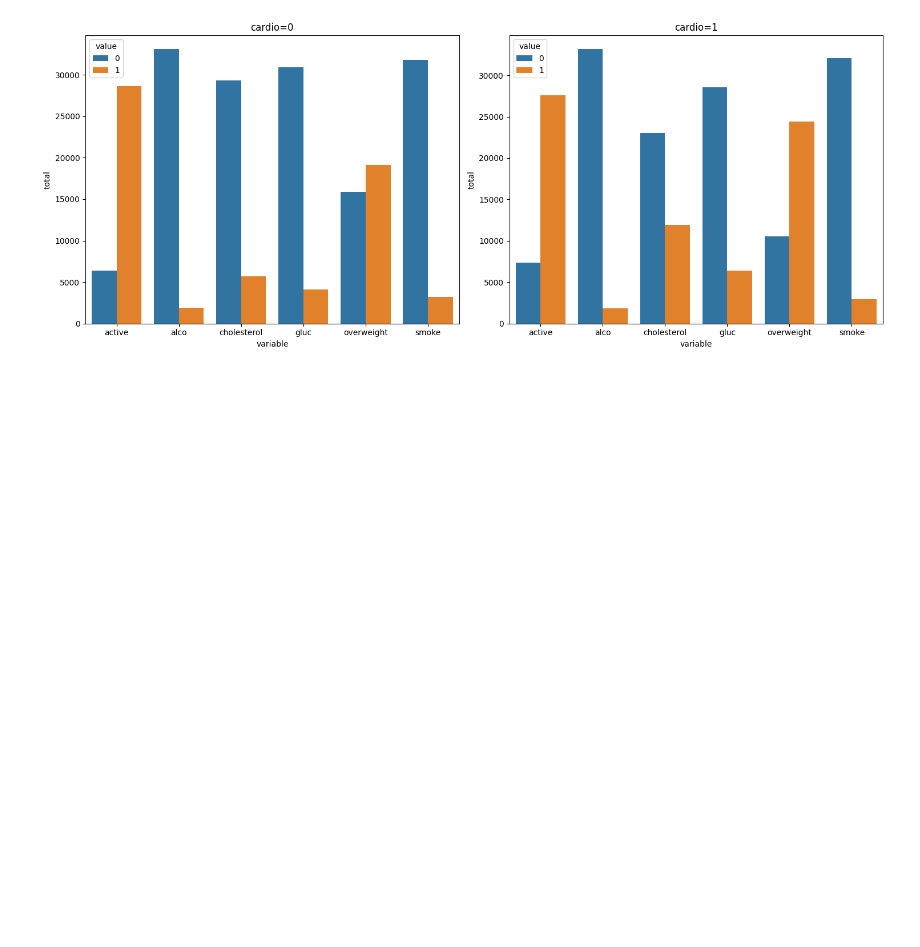
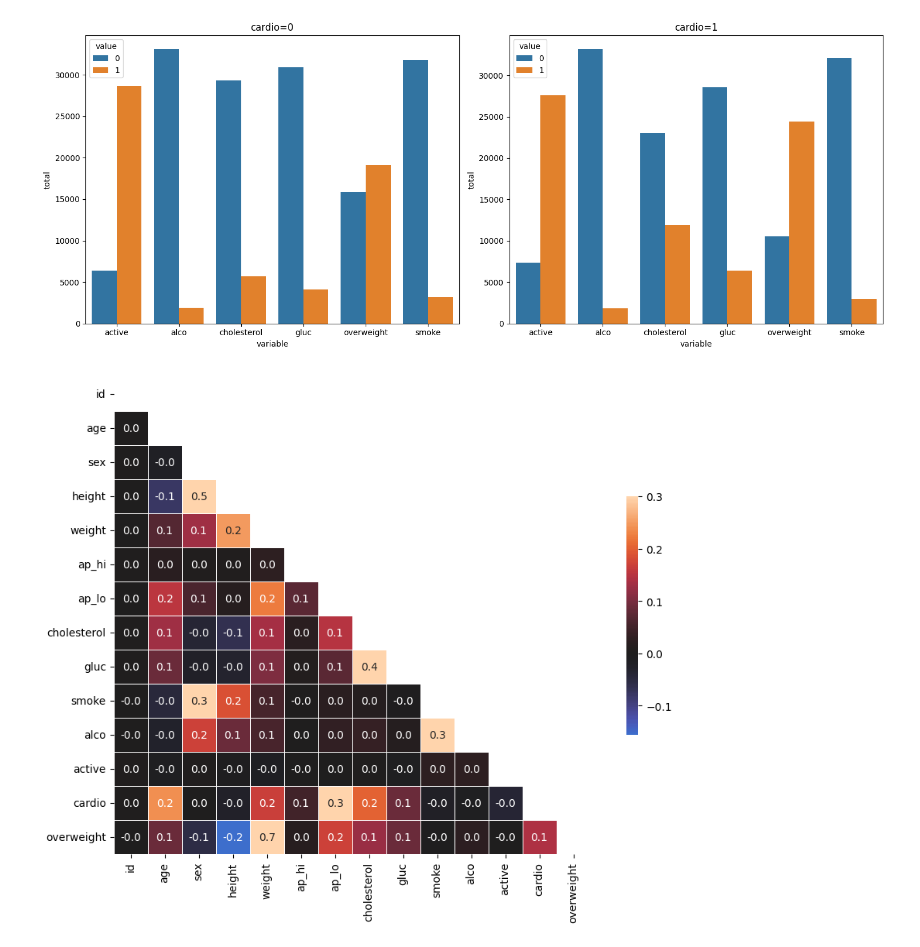
Before and after one commit to macosta7/curso_python, a Jupyter notebook: exercicio3/jupyter.ipynb, the cells around one changed output. Saved outputs shown, nothing was run; the diff lists cells and outputs as text; code cells hidden in the pictures; blank space fills up the shorter version.

```diff
--- a/exercicio3/jupyter.ipynb
+++ b/exercicio3/jupyter.ipynb
@@ -79,3 +79,33 @@ def draw_cat_plot():
 draw_cat_plot()
 # %% [output]
 [figure]
+# %%
+def draw_heat_map():
+    # 11 - Limpeza dos dados
+    df_heat = df[(df['ap_lo'] <= df['ap_hi'])]  # Filtra dados com pressão diastólica maior que a sistólica
+    df_heat = df_heat[(df_heat['height'] >= df_heat['height'].quantile(0.025)) & (df_heat['height'] <= df_heat['height'].quantile(0.975))]  # Filtra altura fora do intervalo
+    df_heat = df_heat[(df_heat['weight'] >= df_heat['weight'].quantile(0.025)) & (df_heat['weight'] <= df_heat['weight'].quantile(0.975))]  # Filtra peso fora do intervalo
+
+    # 12 - Calcula a matriz de correlação
+    corr = df_heat.corr()
+
+    # 13 - Cria uma máscara para a parte superior da matriz
+    mask = np.triu(np.ones_like(corr, dtype=bool))
+
+    # 14 - Configura o gráfico
+    fig, ax = plt.subplots(figsize=(12, 8))
+
+    # 15 - Plota o gráfico de calor
+    sns.heatmap(corr, mask=mask, annot=True, fmt=".1f",center=0, vmax=0.3, ax=ax, square=True,
+                linewidths=0.5, cbar_kws={"shrink": .5})
+
+    # 16 - Salva a imagem do gráfico
+    fig.savefig('heatmap.png')
+
+    plt.close(fig)
+
+    return fig
+
+draw_heat_map()
+# %% [output]
+[figure, added]
```
Also changed, not shown: 4 other files.
